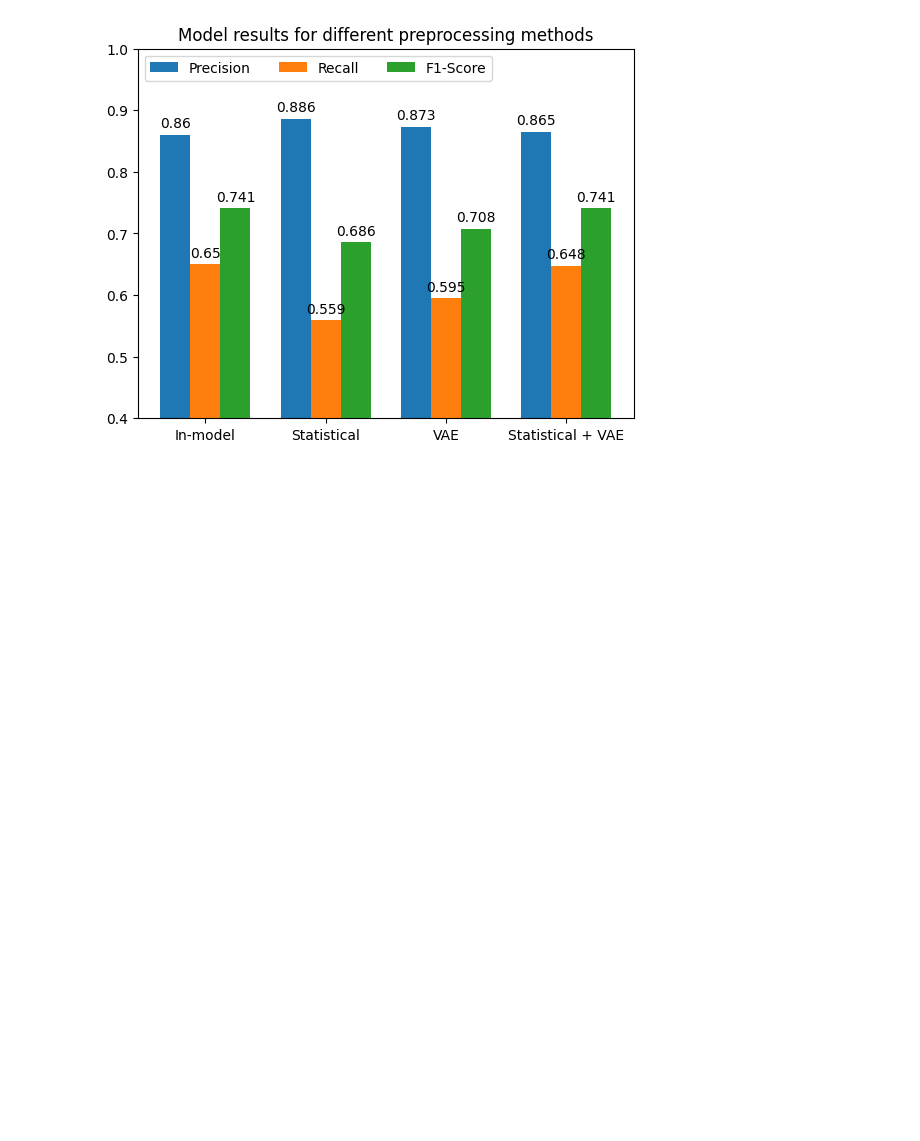
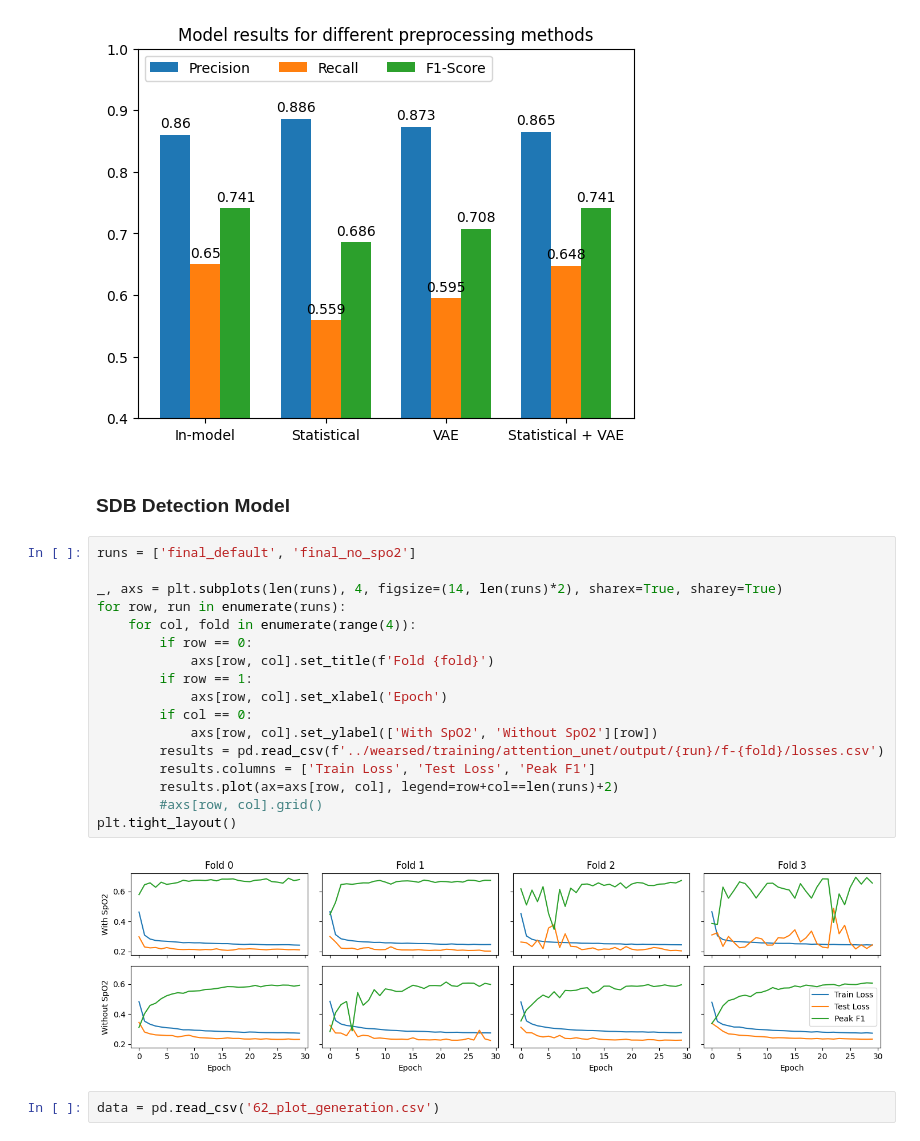
Before and after one commit to JulianBvW/Wearable-Sleep-Event-Detection, a Jupyter notebook: Notebooks/62_plot_generation.ipynb, the cells around one changed output. Drawn from its saved outputs; the diff is of its cells as text; blank space fills up the shorter version.

Commit message:
Paper Plots - Event Metrics

```diff
--- a/Notebooks/62_plot_generation.ipynb
+++ b/Notebooks/62_plot_generation.ipynb
@@ -73,3 +60,26 @@ ax.set_ylim(0.4, 1.0)
 plt.show()
 # %% [output]
 [figure]
+# %% [markdown]
+### SDB Detection Model
+# %%
+runs = ['final_default', 'final_no_spo2']
+
+_, axs = plt.subplots(len(runs), 4, figsize=(14, len(runs)*2), sharex=True, sharey=True)
+for row, run in enumerate(runs):
+    for col, fold in enumerate(range(4)):
+        if row == 0:
+            axs[row, col].set_title(f'Fold {fold}')
+        if row == 1:
+            axs[row, col].set_xlabel('Epoch')
+        if col == 0:
+            axs[row, col].set_ylabel(['With SpO2', 'Without SpO2'][row])
+        results = pd.read_csv(f'../wearsed/training/attention_unet/output/{run}/f-{fold}/losses.csv')
+        results.columns = ['Train Loss', 'Test Loss', 'Peak F1']
+        results.plot(ax=axs[row, col], legend=row+col==len(runs)+2)
+        #axs[row, col].grid()
+plt.tight_layout()
+# %% [output]
+[figure, added]
+# %%
+data = pd.read_csv('62_plot_generation.csv')
```
Also changed, not shown: parts of 3 cells of this notebook, 2 other files.
